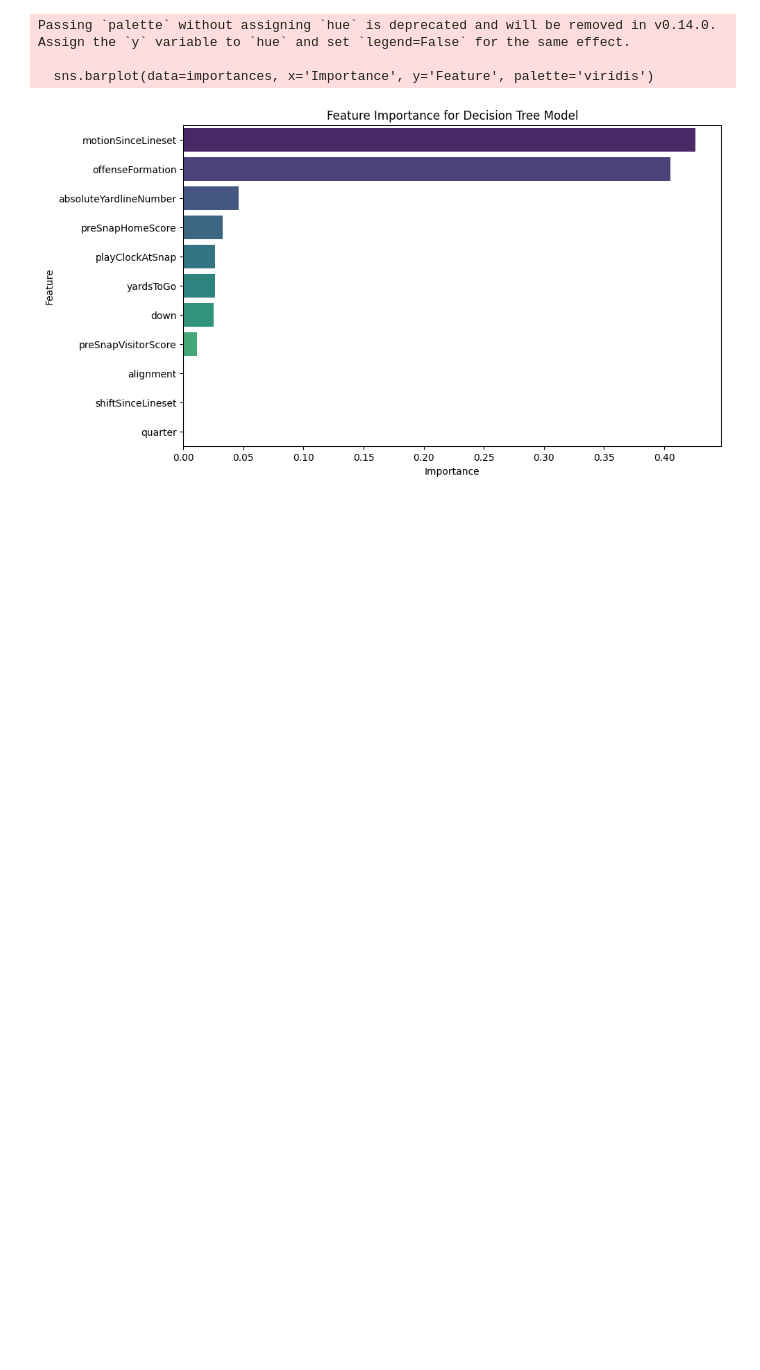
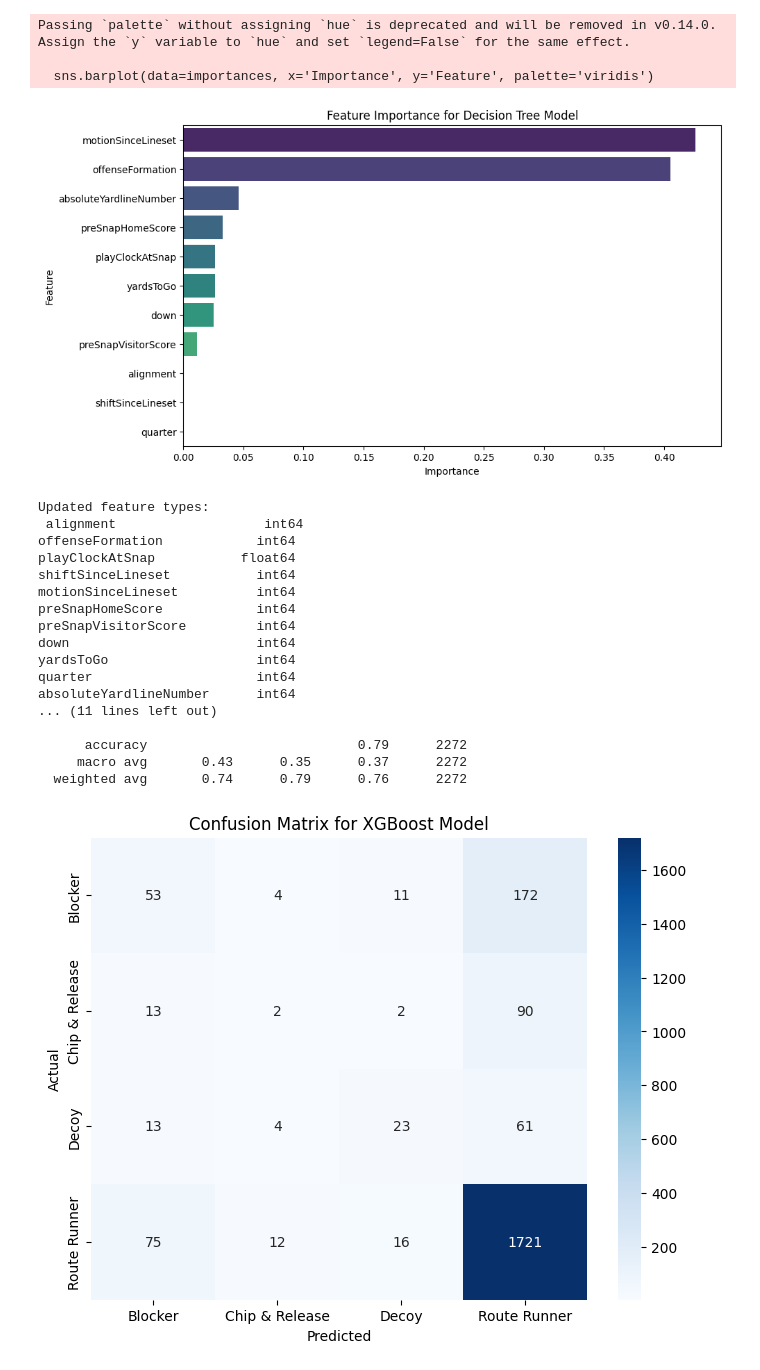
Before and after one commit to Vik7am10/NFL-Big-Data-Bowl-2025, a Jupyter notebook: main.ipynb, the cells around one changed output. Cells and saved outputs as stored; diff of their text form; code cells hidden in the pictures; blank space fills up the shorter version.

Commit message:
XGBoost Model

```diff
--- a/main.ipynb
+++ b/main.ipynb
@@ -331,3 +331,58 @@ Passing `palette` without assigning `hue` is deprecated and will be removed in v
 
   sns.barplot(data=importances, x='Importance', y='Feature', palette='viridis')
 [figure]
+# %%
+from sklearn.preprocessing import LabelEncoder
+from xgboost import XGBClassifier
+
+# Encode non-numeric columns
+for col in ['shiftSinceLineset', 'motionSinceLineset', 'alignment', 'offenseFormation']:
+    if X[col].dtype == 'object':
+        encoder = LabelEncoder()
+        X[col] = encoder.fit_transform(X[col].astype(str))
+
+# Check updated dtypes
+print("Updated feature types:\n", X.dtypes)
+
+# Re-split the data after fixing the columns
+X_train, X_test, y_train, y_test = train_test_split(X, y, test_size=0.2, random_state=42)
+
+# Train the XGBoost classifier again
+xgb_model = XGBClassifier(objective='multi:softmax', num_class=len(active_te_data['te_action_encoded'].unique()), random_state=42)
+xgb_model.fit(X_train, y_train)
+
+# Make predictions
+y_pred = xgb_model.predict(X_test)
+
+# Evaluate the model
+print("\nModel Accuracy:", accuracy_score(y_test, y_pred))
+print("\nClassification Report:")
+print(classification_report(y_test, y_pred, target_names=LabelEncoder().fit(active_te_data['te_action']).classes_))
+
+# Confusion Matrix
+cm = confusion_matrix(y_test, y_pred)
+plt.figure(figsize=(8, 6))
+sns.heatmap(cm, annot=True, fmt='d', cmap='Blues', xticklabels=LabelEncoder().fit(active_te_data['te_action']).classes_, yticklabels=LabelEncoder().fit(active_te_data['te_action']).classes_)
+plt.title('Confusion Matrix for XGBoost Model')
+plt.xlabel('Predicted')
+plt.ylabel('Actual')
+plt.show()
+# %% [output]
+Updated feature types:
+ alignment                   int64
+offenseFormation            int64
+playClockAtSnap           float64
+shiftSinceLineset           int64
+motionSinceLineset          int64
+preSnapHomeScore            int64
+preSnapVisitorScore         int64
+down                        int64
+yardsToGo                   int64
+quarter                     int64
+absoluteYardlineNumber      int64
+... (11 lines left out)
+
+      accuracy                           0.79      2272
+     macro avg       0.43      0.35      0.37      2272
+  weighted avg       0.74      0.79      0.76      2272
+[figure, added]
```
Also changed, not shown: parts of 2 cells of this notebook.
